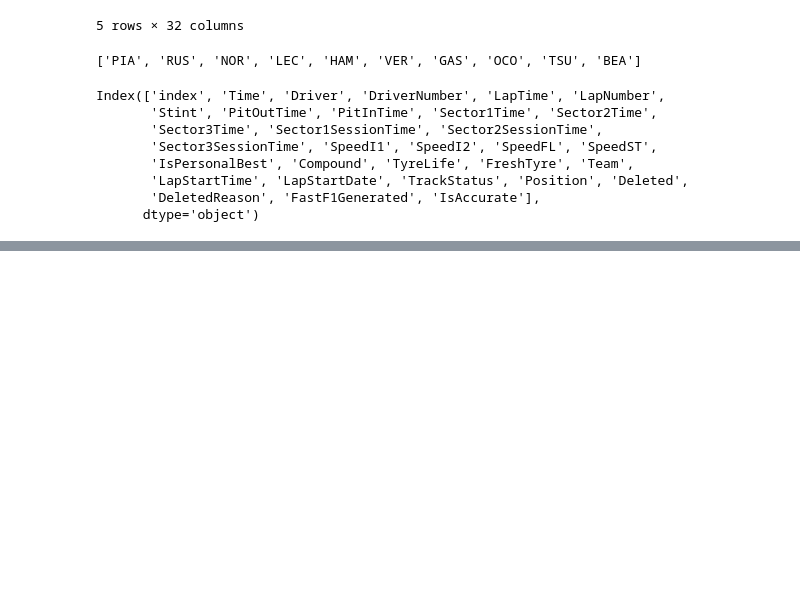
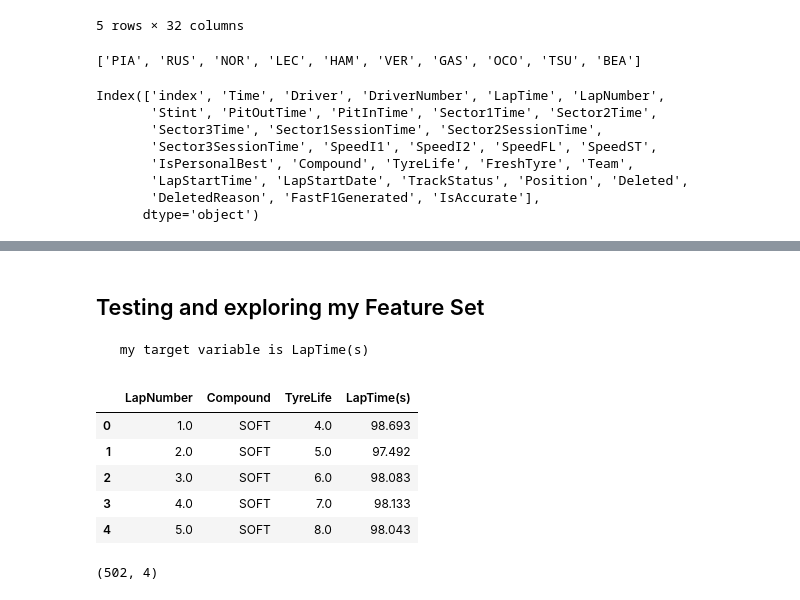
Before and after one commit to shafnybuilds/real-time-f1-strategy-advisor, a Jupyter notebook: notebooks/data_exploration_and_EDA.ipynb, the cells around one changed output, grey strips where cells are left out. Saved outputs shown, nothing was run; the diff lists cells and outputs as text; code cells hidden in the pictures; blank space fills up the shorter version.

```diff
--- a/notebooks/data_exploration_and_EDA.ipynb
+++ b/notebooks/data_exploration_and_EDA.ipynb
@@ -106 +107,18 @@ plt.show()
 [figure]
+# %% [markdown]
+## Testing and exploring my Feature Set
+     my target variable is LapTime(s)
+# %%
+features_df = driver_laps[['LapNumber', 'Compound', 'TyreLife', 'LapTime(s)']].copy()
+features_df.head()
+# %% [output]
+|  | LapNumber | Compound | TyreLife | LapTime(s) |
+| 0 | 1.0 | SOFT | 4.0 | 98.693 |
+| 1 | 2.0 | SOFT | 5.0 | 97.492 |
+| 2 | 3.0 | SOFT | 6.0 | 98.083 |
+| 3 | 4.0 | SOFT | 7.0 | 98.133 |
+| 4 | 5.0 | SOFT | 8.0 | 98.043 |
+# %%
+features_df.shape
+# %% [output]
+(502, 4)
```
Also changed, not shown: parts of 10 cells of this notebook, 1 other file.
